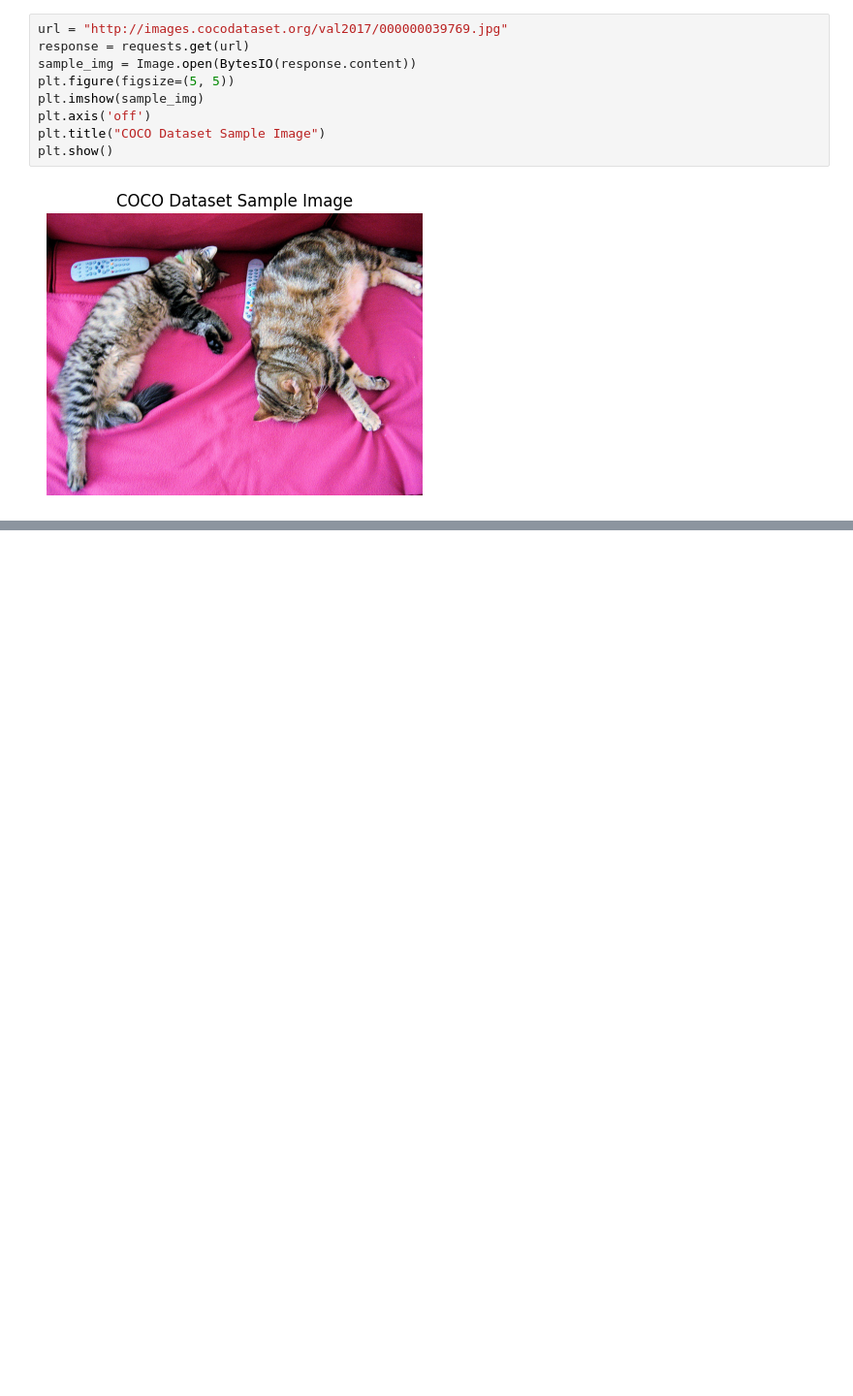
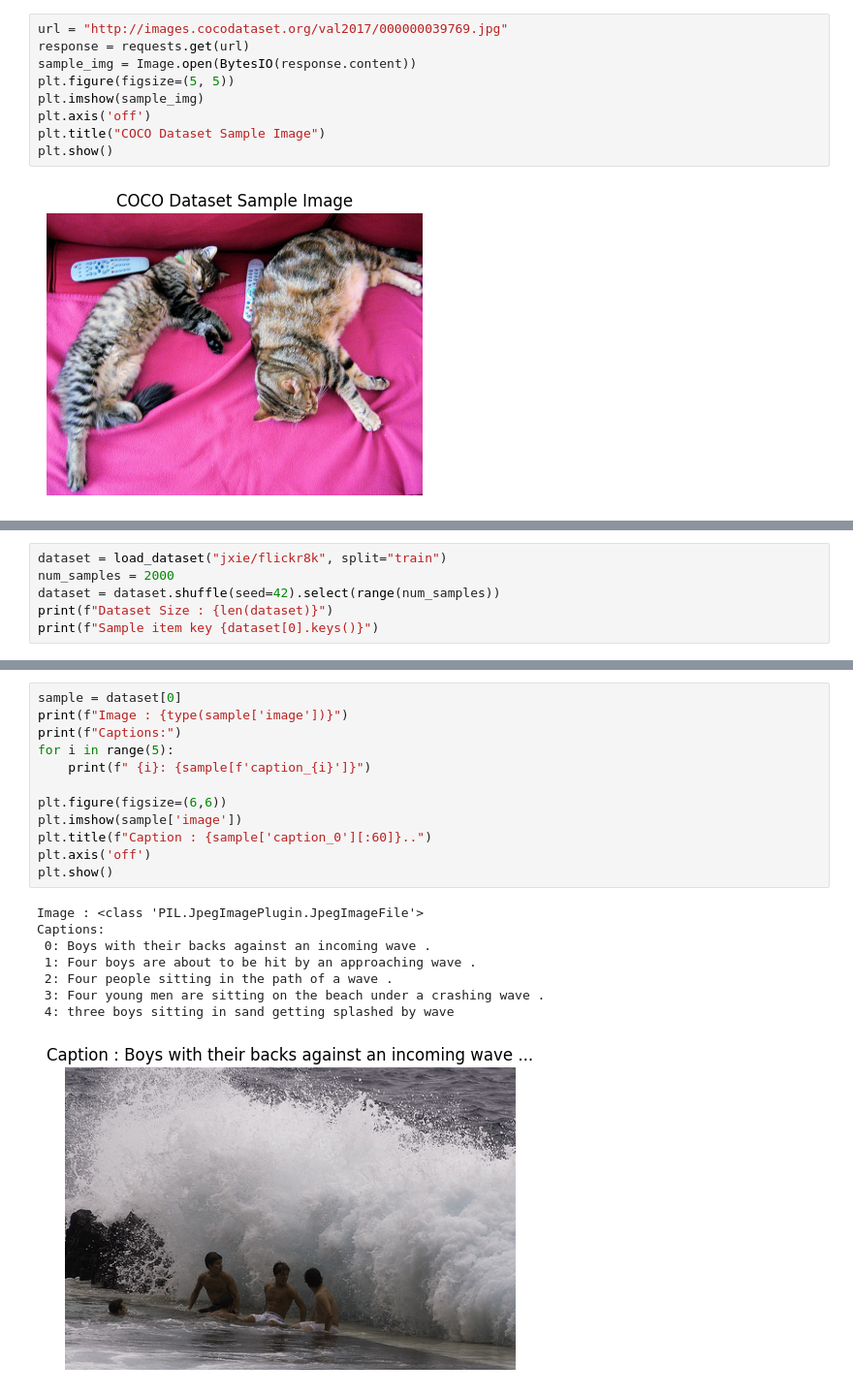
Before and after one commit to virajawate/vision-language-models-notebooks-scripts, a Jupyter notebook: notebooks/minima-vision-model.ipynb, the cells around one changed output, grey strips where cells are left out. Shown at 97% size. Cells and saved outputs as stored; diff of their text form; blank space fills up the shorter version.

```diff
--- a/notebooks/minima-vision-model.ipynb
+++ b/notebooks/minima-vision-model.ipynb
@@ -63,0 +273,6 @@ plt.show()
+# %%
+dataset = load_dataset("jxie/flickr8k", split="train")
+num_samples = 2000
+dataset = dataset.shuffle(seed=42).select(range(num_samples))
+print(f"Dataset Size : {len(dataset)}")
+print(f"Sample item key {dataset[0].keys()}")
@@ -63,0 +283,21 @@ plt.show()
+# %%
+sample = dataset[0]
+print(f"Image : {type(sample['image'])}")
+print(f"Captions:")
+for i in range(5):
+    print(f" {i}: {sample[f'caption_{i}']}")
+
+plt.figure(figsize=(6,6))
+plt.imshow(sample['image'])
+plt.title(f"Caption : {sample['caption_0'][:60]}..")
+plt.axis('off')
+plt.show()
+# %% [output]
+Image : <class 'PIL.JpegImagePlugin.JpegImageFile'>
+Captions:
+ 0: Boys with their backs against an incoming wave .
+ 1: Four boys are about to be hit by an approaching wave .
+ 2: Four people sitting in the path of a wave .
+ 3: Four young men are sitting on the beach under a crashing wave .
+ 4: three boys sitting in sand getting splashed by wave
+[figure, added]
```
Also changed, not shown: parts of 11 cells of this notebook.
